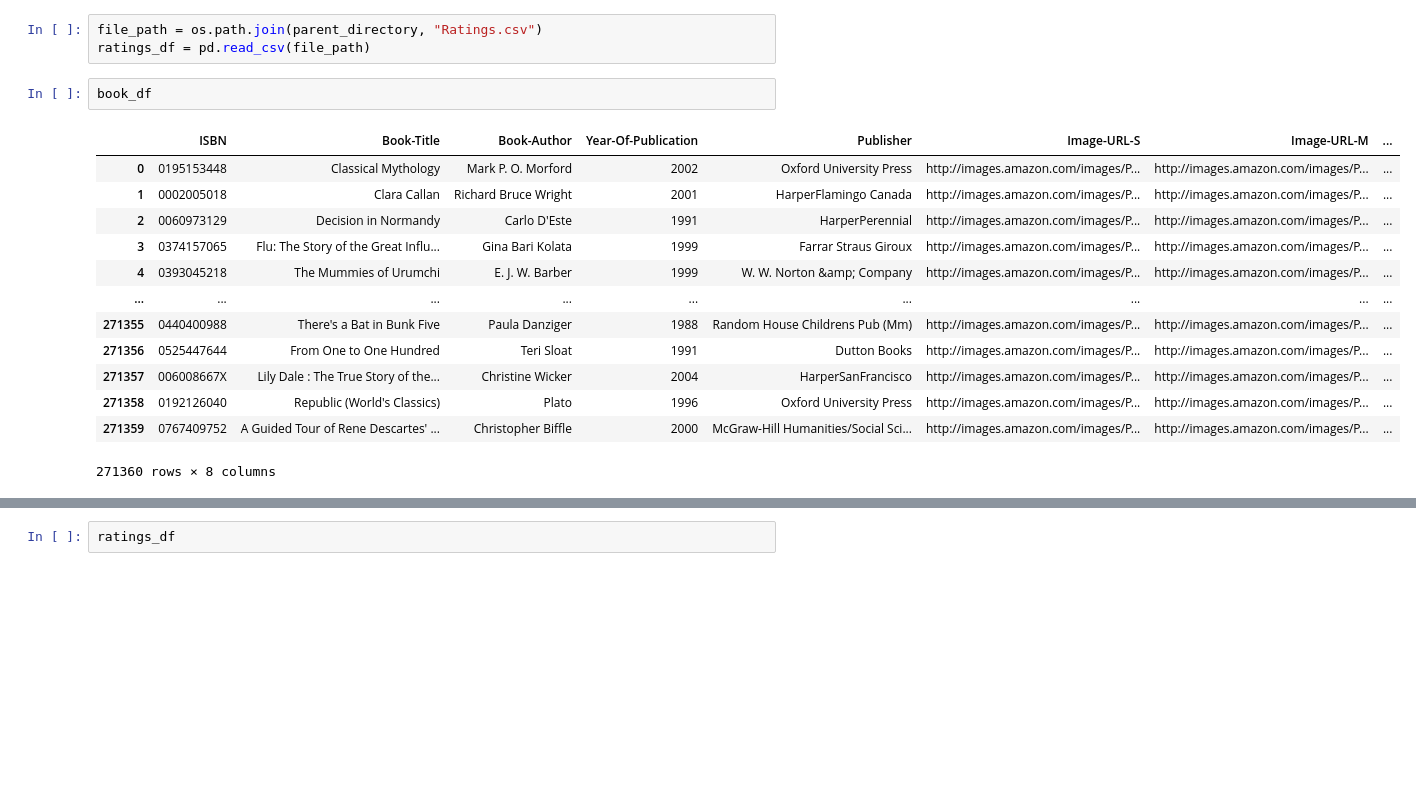
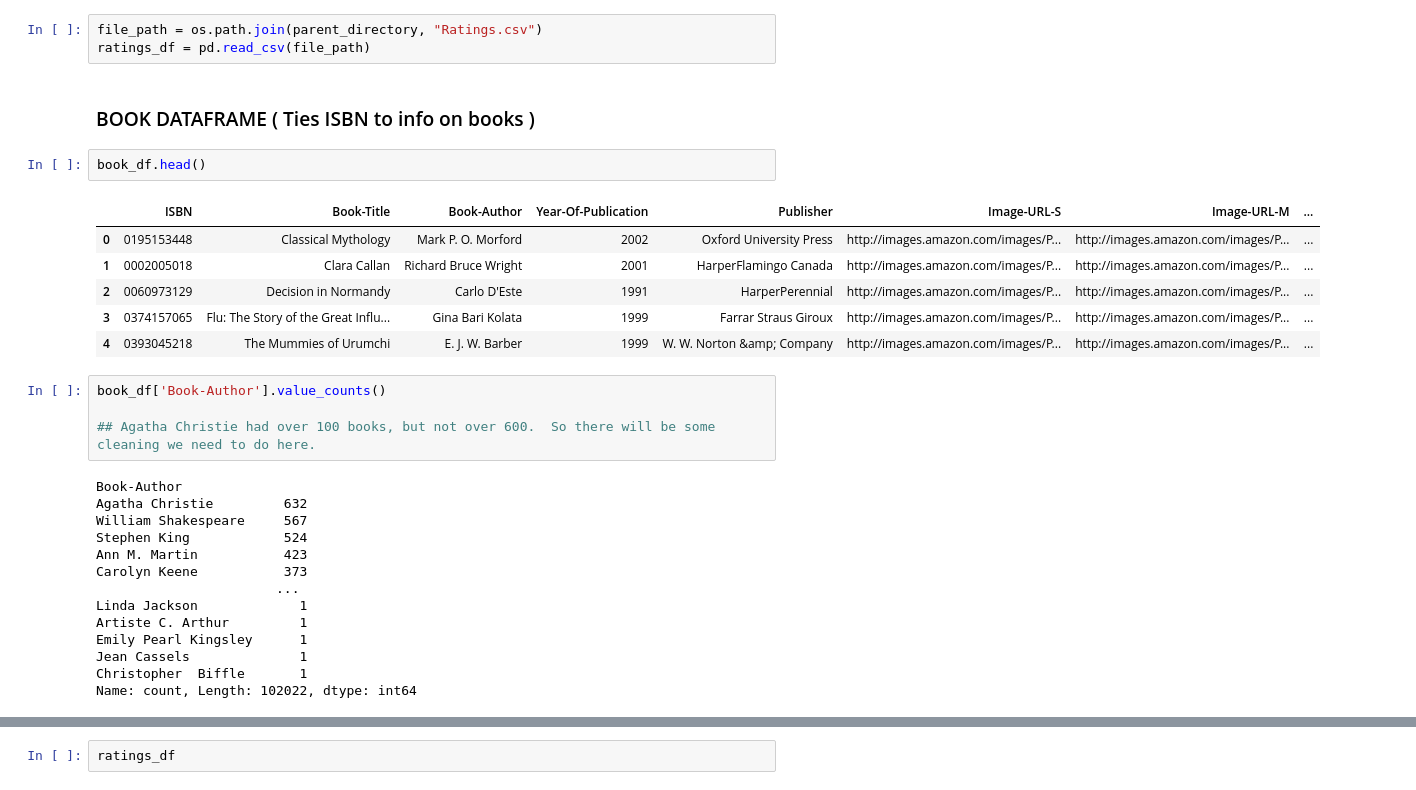
Before and after one commit to hyunji0618/BayesianBookRecommender, a Jupyter notebook: MB_BR_nb1.ipynb, the cells around one changed output, grey strips where cells are left out. Cells and saved outputs as stored; diff of their text form; blank space fills up the shorter version.

```diff
--- a/MB_BR_nb1.ipynb
+++ b/MB_BR_nb1.ipynb
@@ -37,19 +39,32 @@ user_df = pd.read_csv(file_path)
 # %%
 file_path = os.path.join(parent_directory, "Ratings.csv")
 ratings_df = pd.read_csv(file_path)
+# %% [markdown]
+### BOOK DATAFRAME ( Ties ISBN to info on books )
 # %%
-book_df
+book_df.head()
 # %% [output]
 |  | ISBN | Book-Title | Book-Author | Year-Of-Publication | Publisher | Image-URL-S | Image-URL-M | ... |
 | 0 | 0195153448 | Classical Mythology | Mark P. O. Morford | 2002 | Oxford University Press | http://images.amazon.com/images/P... | http://images.amazon.com/images/P... | ... |
 | 1 | 0002005018 | Clara Callan | Richard Bruce Wright | 2001 | HarperFlamingo Canada | http://images.amazon.com/images/P... | http://images.amazon.com/images/P... | ... |
 | 2 | 0060973129 | Decision in Normandy | Carlo D'Este | 1991 | HarperPerennial | http://images.amazon.com/images/P... | http://images.amazon.com/images/P... | ... |
 | 3 | 0374157065 | Flu: The Story of the Great Influ... | Gina Bari Kolata | 1999 | Farrar Straus Giroux | http://images.amazon.com/images/P... | http://images.amazon.com/images/P... | ... |
 | 4 | 0393045218 | The Mummies of Urumchi | E. J. W. Barber | 1999 | W. W. Norton &amp; Company | http://images.amazon.com/images/P... | http://images.amazon.com/images/P... | ... |
-| ... | ... | ... | ... | ... | ... | ... | ... | ... |
-| 271355 | 0440400988 | There's a Bat in Bunk Five | Paula Danziger | 1988 | Random House Childrens Pub (Mm) | http://images.amazon.com/images/P... | http://images.amazon.com/images/P... | ... |
-| 271356 | 0525447644 | From One to One Hundred | Teri Sloat | 1991 | Dutton Books | http://images.amazon.com/images/P... | http://images.amazon.com/images/P... | ... |
-| 271357 | 006008667X | Lily Dale : The True Story of the... | Christine Wicker | 2004 | HarperSanFrancisco | http://images.amazon.com/images/P... | http://images.amazon.com/images/P... | ... |
-| 271358 | 0192126040 | Republic (World's Classics) | Plato | 1996 | Oxford University Press | http://images.amazon.com/images/P... | http://images.amazon.com/images/P... | ... |
-| 271359 | 0767409752 | A Guided Tour of Rene Descartes' ... | Christopher Biffle | 2000 | McGraw-Hill Humanities/Social Sci... | http://images.amazon.com/images/P... | http://images.amazon.com/images/P... | ... |
-271360 rows × 8 columns
+# %%
+book_df['Book-Author'].value_counts()
+
+## Agatha Christie had over 100 books, but not over 600.  So there will be some cleaning we need to do here.
+# %% [output]
+Book-Author
+Agatha Christie         632
+William Shakespeare     567
+Stephen King            524
+Ann M. Martin           423
+Carolyn Keene           373
+                       ...
+Linda Jackson             1
+Artiste C. Arthur         1
+Emily Pearl Kingsley      1
+Jean Cassels              1
+Christopher  Biffle       1
+Name: count, Length: 102022, dtype: int64
```
Also changed, not shown: parts of 19 cells of this notebook.
